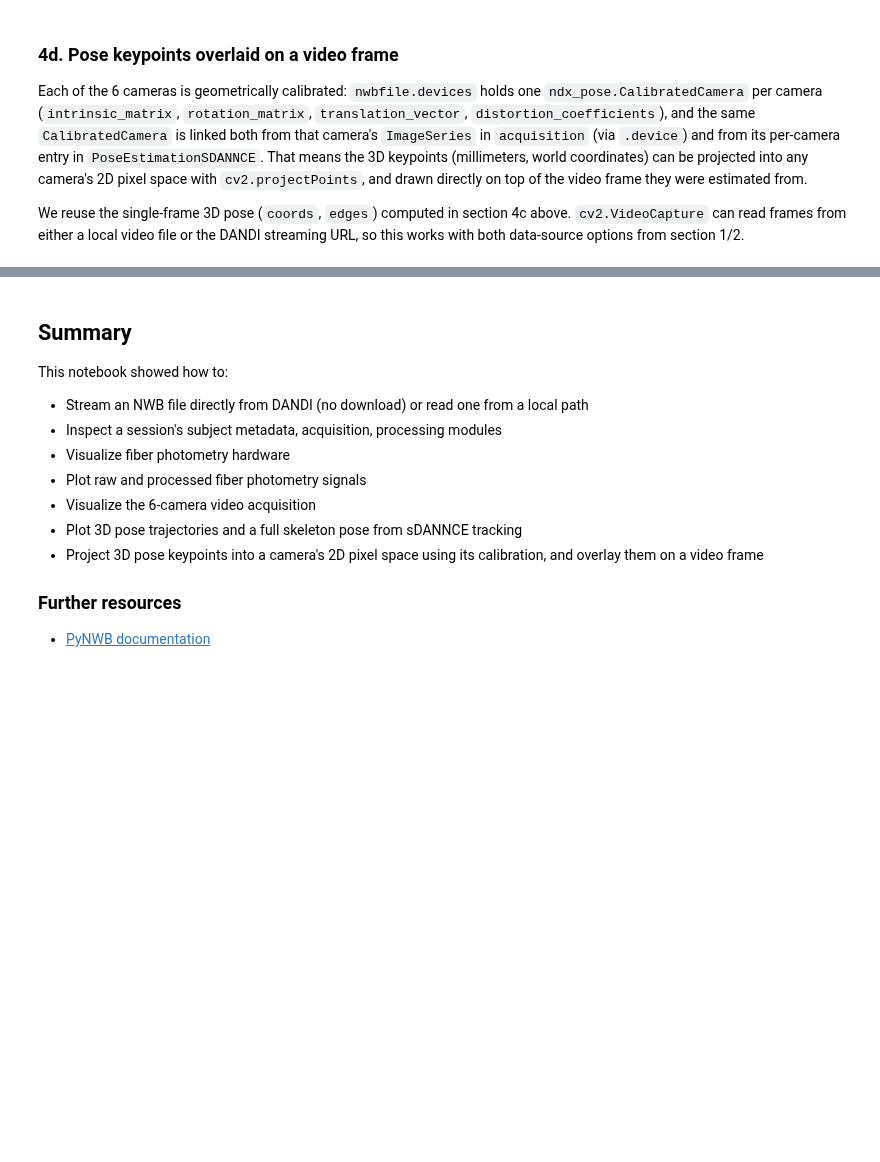
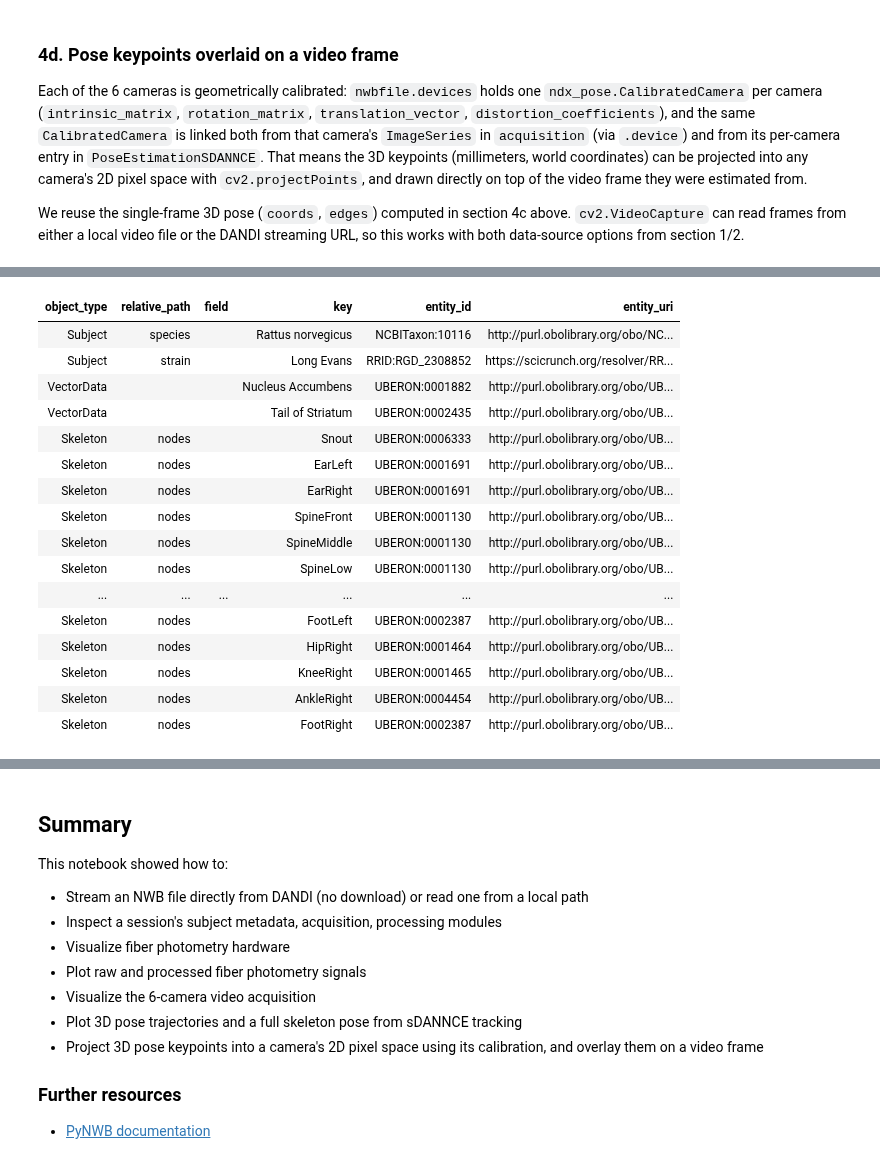
Before and after one commit to catalystneuro/uchida-lab-to-nwb, a Jupyter notebook: notebooks/dandi_001935_tutorial.ipynb, the cells around one changed output, grey strips where cells are left out. Cells and saved outputs as stored; diff of their text form; code cells hidden in the pictures; blank space fills up the shorter version.

Commit message:
add herd ontologies

```diff
--- a/notebooks/dandi_001935_tutorial.ipynb
+++ b/notebooks/dandi_001935_tutorial.ipynb
@@ -656,0 +680,34 @@ AttributeError: 'Device' object has no attribute 'rotation_matrix'
+# %%
+from IPython.display import HTML
+
+herd = nwbfile.external_resources
+
+if herd is None:
+    print("This NWB file has no external resources (ontology annotations).")
+else:
+    resources_df = herd.to_dataframe()[
+        ["object_type", "relative_path", "field", "key", "entity_id", "entity_uri"]
+    ].reset_index(drop=True)
+
+    # Render entity_uri as a clickable link so the ontology term can be opened directly
+    display_df = resources_df.copy()
+    display_df["entity_uri"] = display_df["entity_uri"].apply(lambda uri: f'<a href="{uri}" target="_blank">{uri}</a>')
+    display(HTML(display_df.to_html(escape=False, index=False)))
+# %% [output]
+| object_type | relative_path | field | key | entity_id | entity_uri |
+| Subject | species |  | Rattus norvegicus | NCBITaxon:10116 | http://purl.obolibrary.org/obo/NC... |
+| Subject | strain |  | Long Evans | RRID:RGD_2308852 | https://scicrunch.org/resolver/RR... |
+| VectorData |  |  | Nucleus Accumbens | UBERON:0001882 | http://purl.obolibrary.org/obo/UB... |
+| VectorData |  |  | Tail of Striatum | UBERON:0002435 | http://purl.obolibrary.org/obo/UB... |
+| Skeleton | nodes |  | Snout | UBERON:0006333 | http://purl.obolibrary.org/obo/UB... |
+| Skeleton | nodes |  | EarLeft | UBERON:0001691 | http://purl.obolibrary.org/obo/UB... |
+| Skeleton | nodes |  | EarRight | UBERON:0001691 | http://purl.obolibrary.org/obo/UB... |
+| Skeleton | nodes |  | SpineFront | UBERON:0001130 | http://purl.obolibrary.org/obo/UB... |
+| Skeleton | nodes |  | SpineMiddle | UBERON:0001130 | http://purl.obolibrary.org/obo/UB... |
+| Skeleton | nodes |  | SpineLow | UBERON:0001130 | http://purl.obolibrary.org/obo/UB... |
+| ... | ... | ... | ... | ... | ... |
+| Skeleton | nodes |  | FootLeft | UBERON:0002387 | http://purl.obolibrary.org/obo/UB... |
+| Skeleton | nodes |  | HipRight | UBERON:0001464 | http://purl.obolibrary.org/obo/UB... |
+| Skeleton | nodes |  | KneeRight | UBERON:0001465 | http://purl.obolibrary.org/obo/UB... |
+| Skeleton | nodes |  | AnkleRight | UBERON:0004454 | http://purl.obolibrary.org/obo/UB... |
+| Skeleton | nodes |  | FootRight | UBERON:0002387 | http://purl.obolibrary.org/obo/UB... |
```
Also changed, not shown: parts of 13 cells of this notebook, 3 other files.
